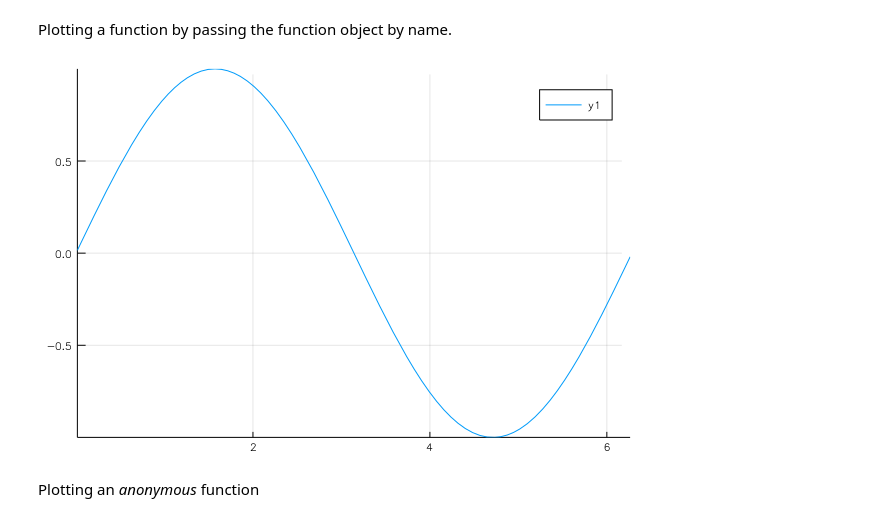
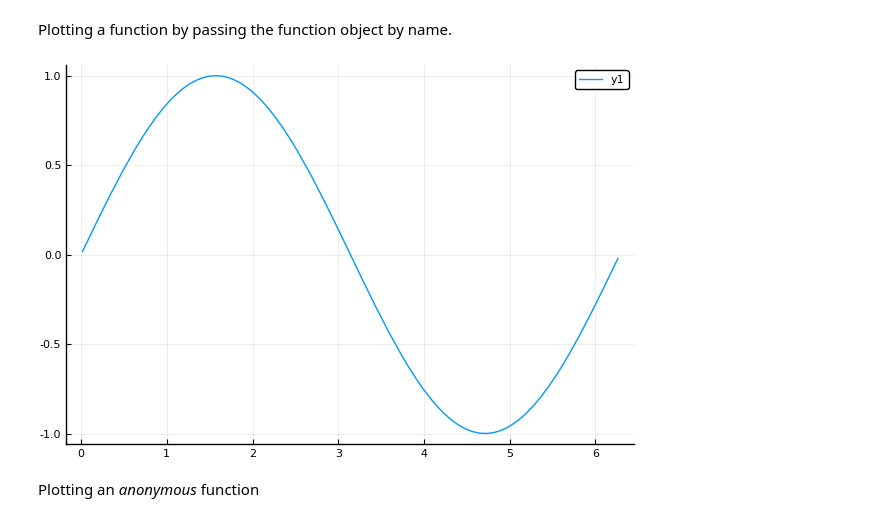
Before and after one commit to csimth335/MTH335, a Jupyter notebook: julia-nutshell.ipynb, the cells around one changed output. Saved outputs shown, nothing was run; the diff lists cells and outputs as text; code cells hidden in the pictures.

```diff
--- a/julia-nutshell.ipynb
+++ b/julia-nutshell.ipynb
@@ -302,9 +413,10 @@ log.([2,3,10], [10, 3, 2])  # log(2,10), log(3,3), log(10, 2)...
 <p>Plotting a function by passing the function object by name. </p>
 # %%
 using Plots      # needed just once per session
+pyplot()         # select a back end plotting package
 plot(sin, 0, 2pi)
 # %% [output]
-[figure, old version]
+[figure, new version]
 # %% [markdown]
 <p>Plotting an <em>anonymous</em> function</p>
 # %%
```
Also changed, not shown: parts of 23 cells of this notebook, 20 other files.
